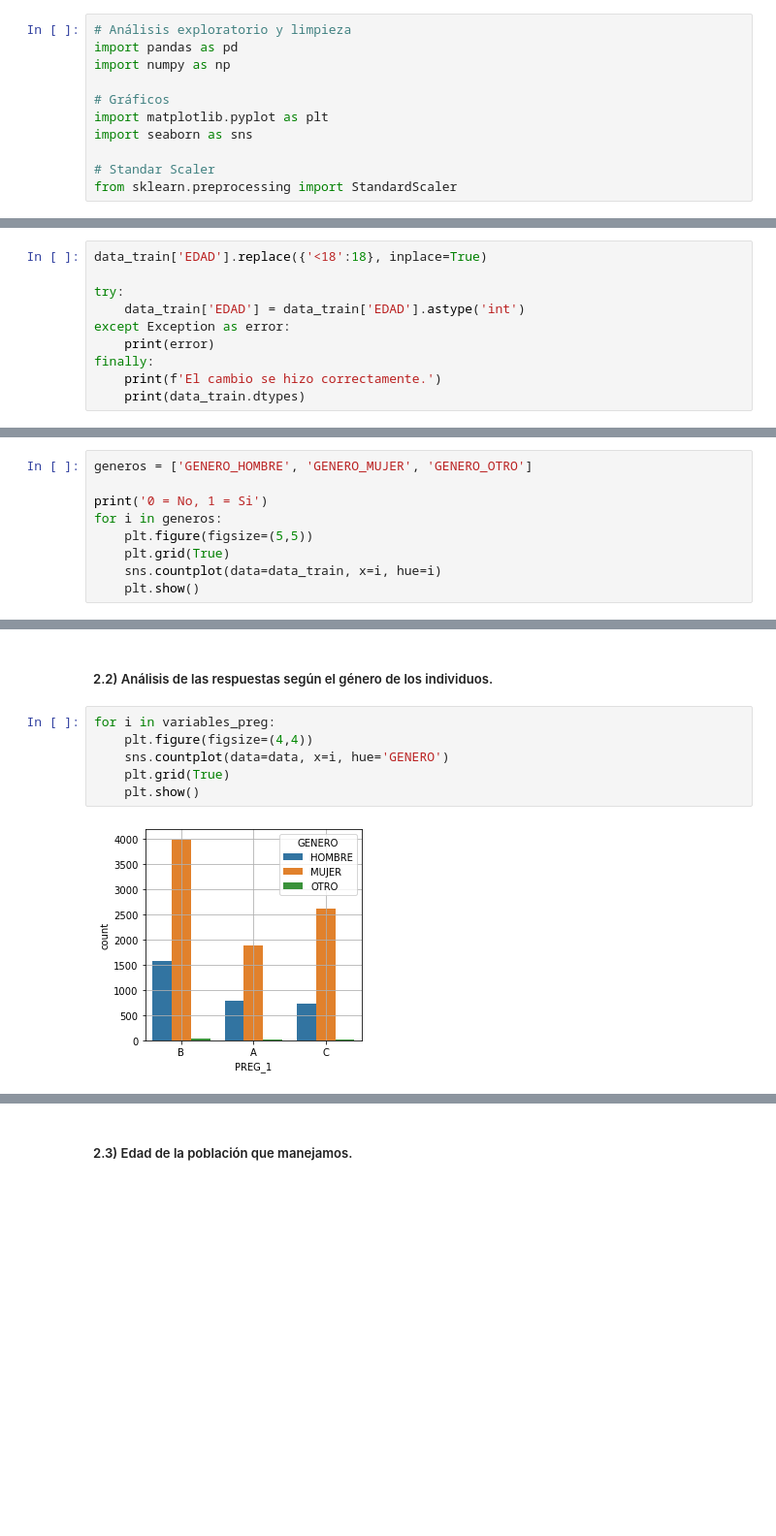
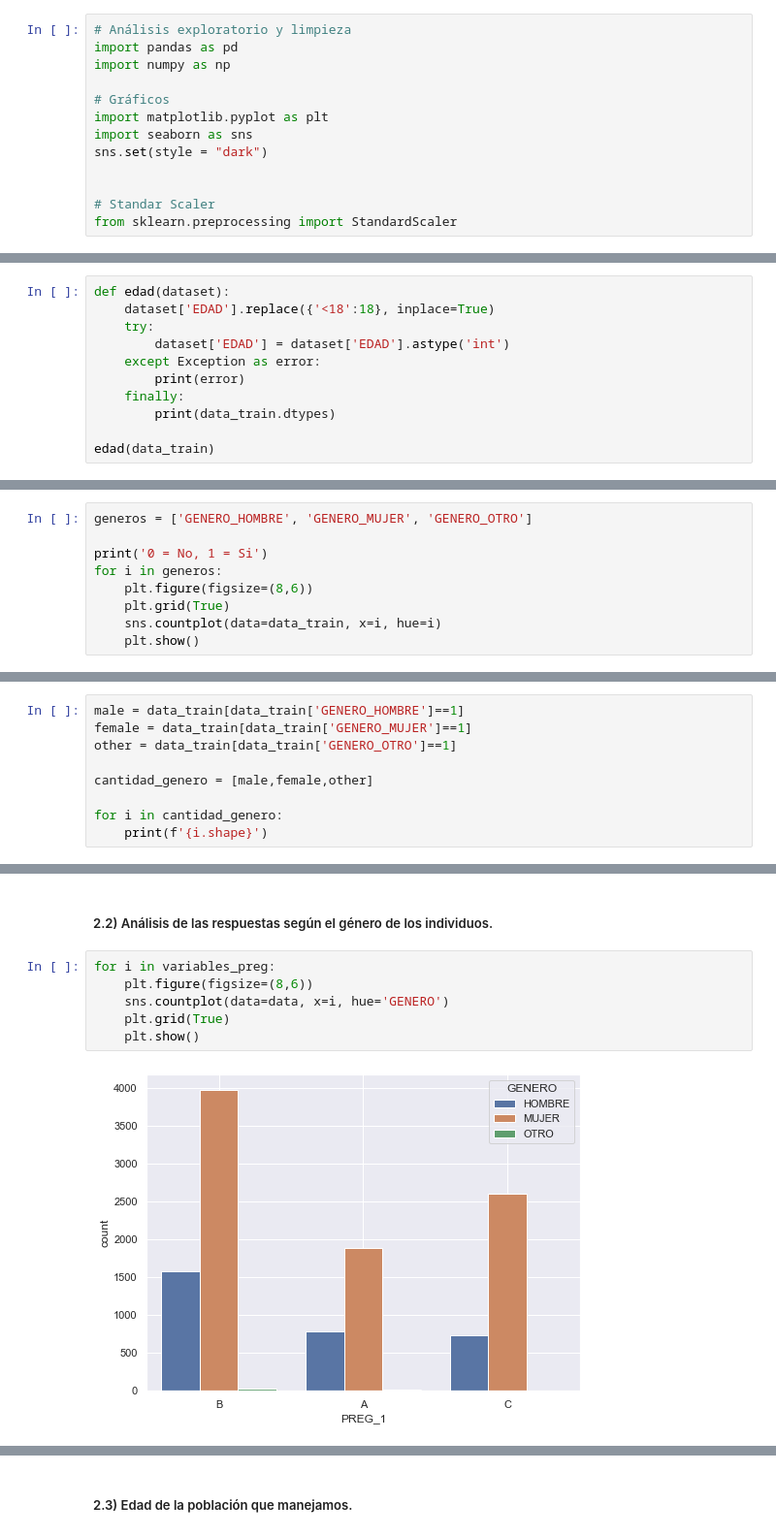
Before and after one commit to FedericoScopelliti/Alerta_Noviazgo_violento, a Jupyter notebook: Noviazgo Violento.ipynb, the cells around one changed output, grey strips where cells are left out. Shown: that part at 97% size. Drawn from its saved outputs; the diff is of its cells as text; blank space fills up the shorter version.

```diff
--- a/Noviazgo Violento.ipynb
+++ b/Noviazgo Violento.ipynb
@@ -35,6 +35,8 @@ import numpy as np
 # Gráficos
 import matplotlib.pyplot as plt
 import seaborn as sns
+sns.set(style = "dark")
+
 
 # Standar Scaler
 from sklearn.preprocessing import StandardScaler
@@ -159,13 +161,14 @@ menores_18.sum()
 Si queremos cambiar la variable a enteros, primero debemos reemplazar o eliminar los valores que contengan: '<18'.
 Descartamos la opción de eliminar las filas con esos datos porque sino perderíamos mucha información. Vamos a reemplazarlo por 18, ya que es el número más cercano de los menores de edad.
 # %%
-data_train['EDAD'].replace({'<18':18}, inplace=True)
+def edad(dataset):
+    dataset['EDAD'].replace({'<18':18}, inplace=True)
+    try:
+        dataset['EDAD'] = dataset['EDAD'].astype('int')
+    except Exception as error:
+        print(error)
+    finally:
+        print(data_train.dtypes)
 
-try:
-    data_train['EDAD'] = data_train['EDAD'].astype('int')
-except Exception as error:
-    print(error)
-finally:
-    print(f'El cambio se hizo correctamente.')
-    print(data_train.dtypes)
+edad(data_train)
 # %% [output]
@@ -280,7 +282,7 @@ generos = ['GENERO_HOMBRE', 'GENERO_MUJER', 'GENERO_OTRO']
 
 print('0 = No, 1 = Si')
 for i in generos:
-    plt.figure(figsize=(5,5))
+    plt.figure(figsize=(8,6))
     plt.grid(True)
     sns.countplot(data=data_train, x=i, hue=i)
     plt.show()
@@ -291,0 +294,9 @@ for i in generos:
+# %%
+male = data_train[data_train['GENERO_HOMBRE']==1]
+female = data_train[data_train['GENERO_MUJER']==1]
+other = data_train[data_train['GENERO_OTRO']==1]
+
+cantidad_genero = [male,female,other]
+
+for i in cantidad_genero:
+    print(f'{i.shape}')
@@ -293,9 +308,9 @@ for i in generos:
 ##### 2.2) Análisis de las respuestas según el género de los individuos.
 # %%
 for i in variables_preg:
-    plt.figure(figsize=(4,4))
+    plt.figure(figsize=(8,6))
     sns.countplot(data=data, x=i, hue='GENERO')
     plt.grid(True)
     plt.show()
 # %% [output]
-[figure, old version]
+[figure, new version]
```
Also changed, not shown: parts of 37 cells of this notebook.
